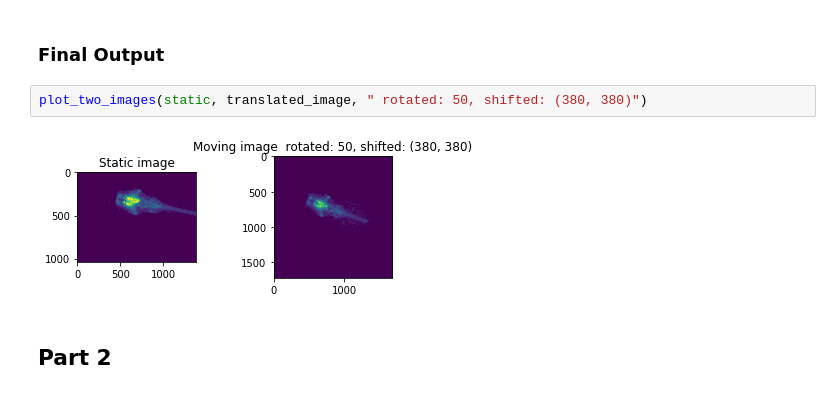
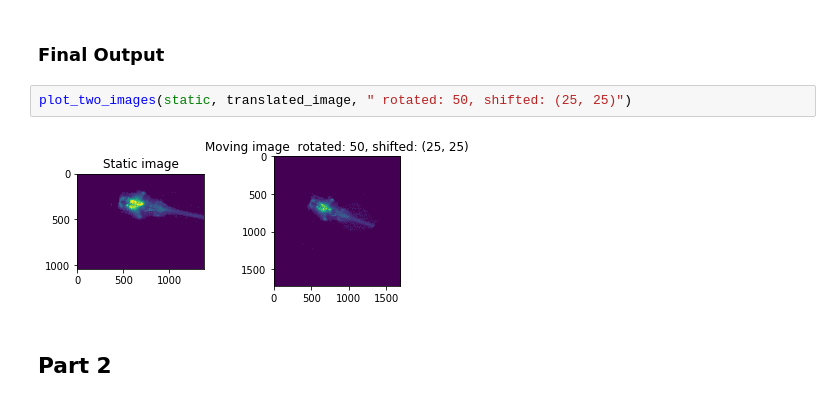
Before and after one commit to mchivuku/e535-rigid-registration, a Jupyter notebook: Rigid Registration.ipynb, the cells around one changed output. Drawn from its saved outputs; the diff is of its cells as text.

```diff
--- a/Rigid Registration.ipynb
+++ b/Rigid Registration.ipynb
@@ -247,9 +239,9 @@ translated_image = ndimage.rotate(translated_image, 50)
 # %% [markdown]
 ### Final Output
 # %%
-plot_two_images(static, translated_image, " rotated: 50, shifted: (380, 380)")
+plot_two_images(static, translated_image, " rotated: 50, shifted: (25, 25)")
 # %% [output]
-[figure, old version]
+[figure, new version]
 # %% [markdown]
 ## Part 2
 # %% [markdown]
```
Also changed, not shown: parts of 8 cells of this notebook.
